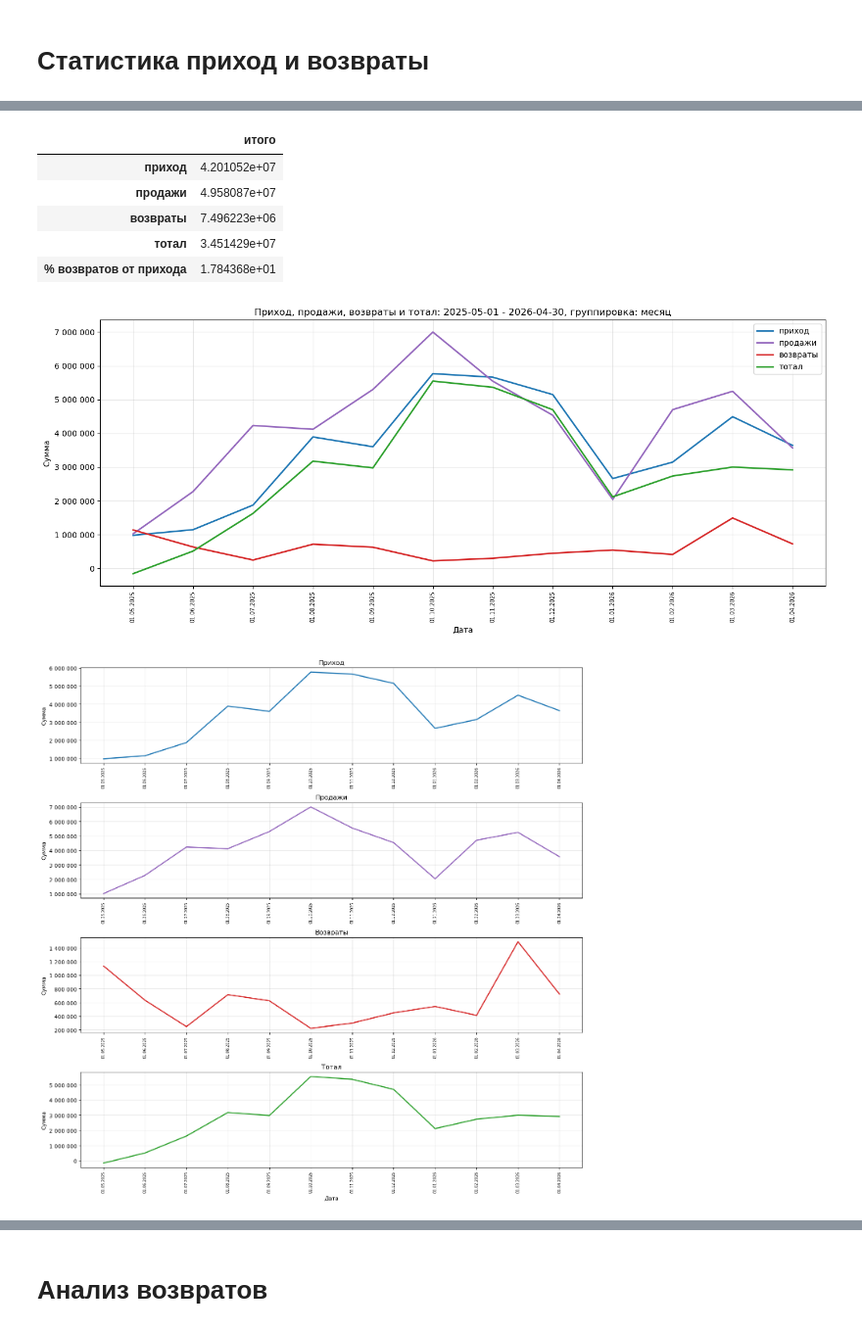
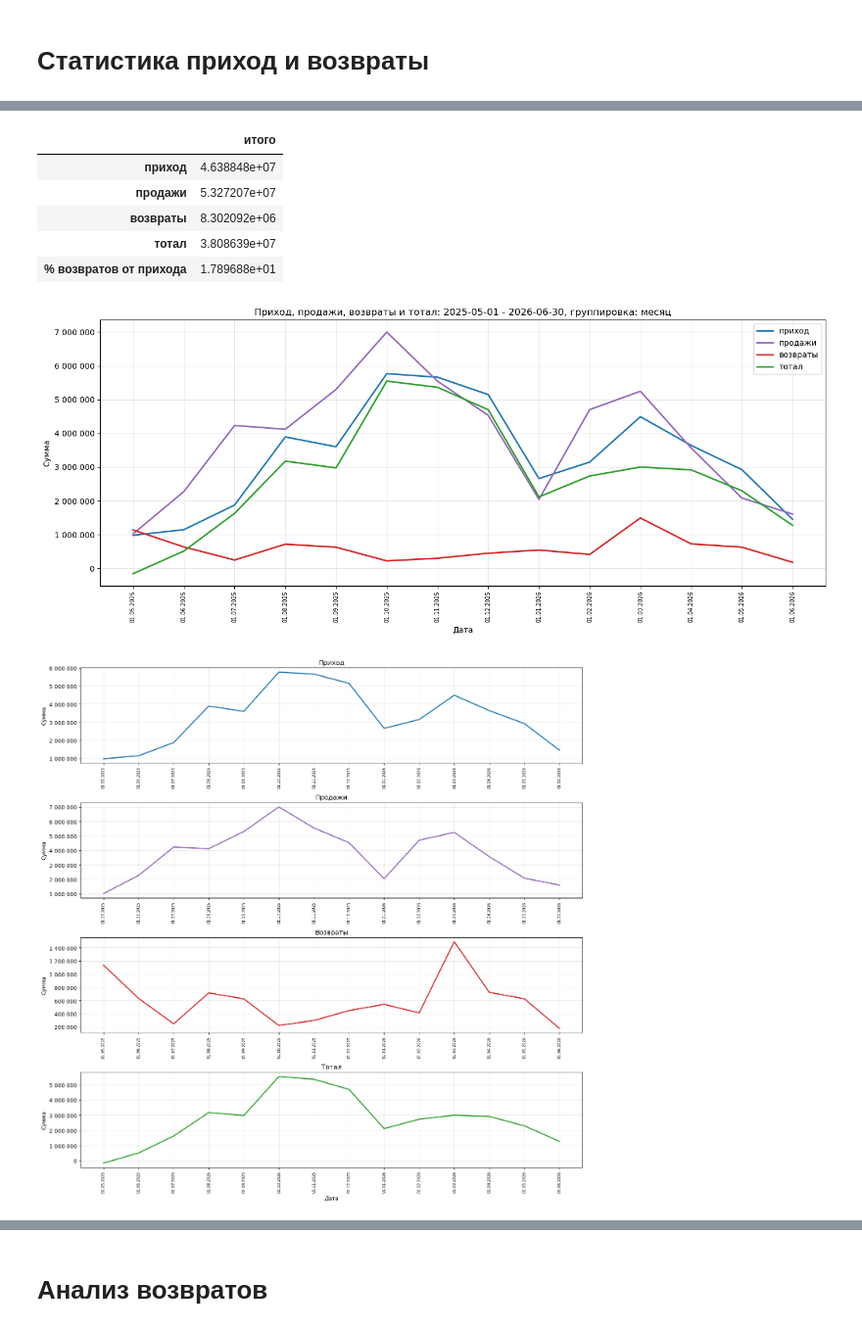
Before and after one commit to Kruasanya/sladkiy_gorodok, a Jupyter notebook: Аудит/testing_data.ipynb, the cells around one changed output, grey strips where cells are left out. Shown at 98% size. Saved outputs shown, nothing was run; the diff lists cells and outputs as text; code cells hidden in the pictures.

```diff
--- a/Аудит/testing_data.ipynb
+++ b/Аудит/testing_data.ipynb
@@ -24,8 +24,8 @@ sales_by_counterparties.head()
 import matplotlib.pyplot as plt
 import matplotlib.ticker as mticker
 
-start_date = "2026-01-01"
-end_date = "2026-04-30"
+start_date = "2025-06-01"
+end_date = "2026-06-30"
 sales_graph_grouping = "месяц"  # варианты: "день", "неделя", "месяц", "квартал", "период"
 
 period_sales = sales_by_counterparties[
@@ -177,7 +195,7 @@ import matplotlib.pyplot as plt
 import matplotlib.ticker as mticker
 
 start_date = "2025-05-01"
-end_date = "2026-04-30"
+end_date = "2026-06-30"
 cashflow_graph_grouping = "месяц"  # варианты: "день", "неделя", "месяц", "квартал", "период"
 date_index = pd.date_range(start_date, end_date, freq="D")
 
@@ -333,10 +353,10 @@ plt.show()
 |  | итого |
-| приход | 4.201052e+07 |
-| продажи | 4.958087e+07 |
-| возвраты | 7.496223e+06 |
-| тотал | 3.451429e+07 |
-| % возвратов от прихода | 1.784368e+01 |
+| приход | 4.638848e+07 |
+| продажи | 5.327207e+07 |
+| возвраты | 8.302092e+06 |
+| тотал | 3.808639e+07 |
+| % возвратов от прихода | 1.789688e+01 |
-[figure, old version]
+[figure, new version]
-[figure, old version]
+[figure, new version]
 # %%
 report_start_date = "2025-06-01"
```
Also changed, not shown: parts of 10 cells of this notebook, 10 other files.
